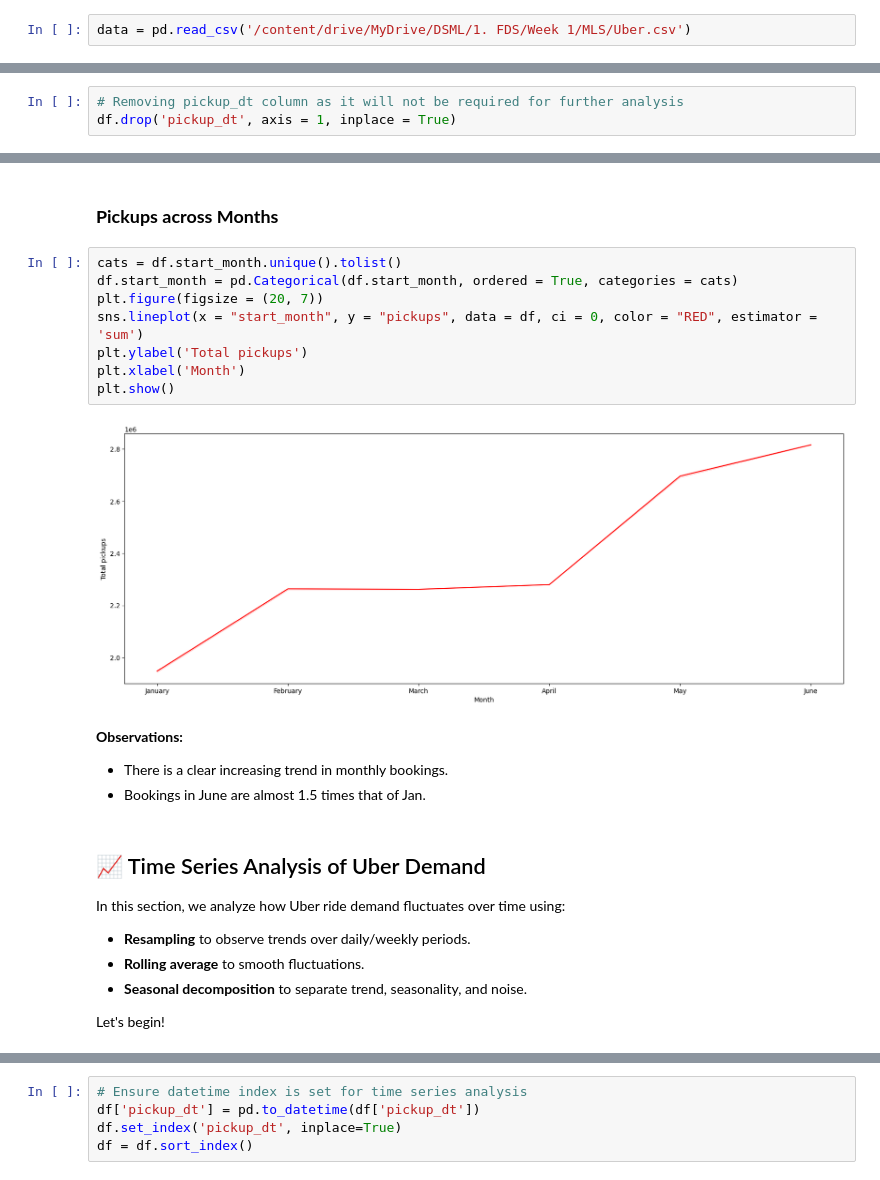
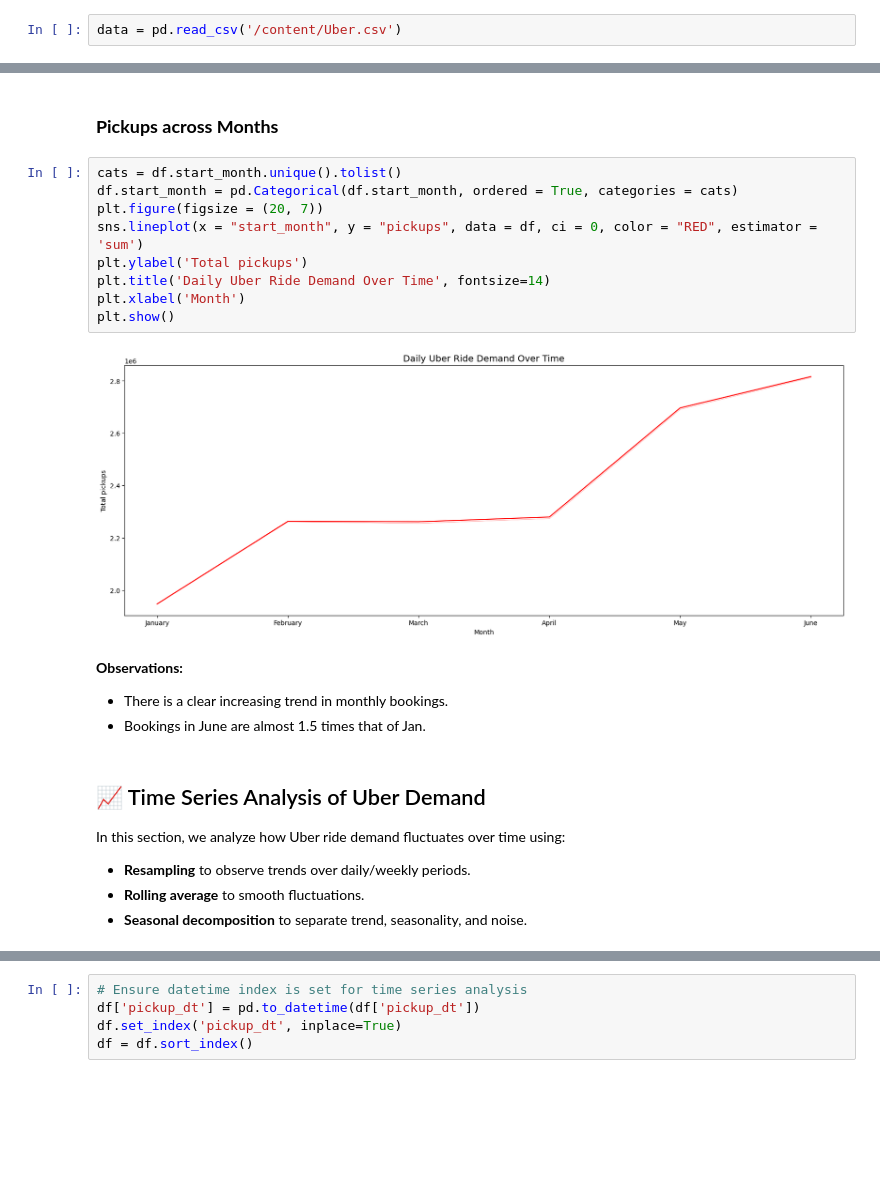
Before and after one commit to zuzann18/-Uber-Demand-Analysis, a Jupyter notebook: Uber_Case_Study.ipynb, the cells around one changed output, grey strips where cells are left out. Cells and saved outputs as stored; diff of their text form; blank space fills up the shorter version.

```diff
--- a/Uber_Case_Study.ipynb
+++ b/Uber_Case_Study.ipynb
@@ -75,7 +75,7 @@ Drive already mounted at /content/drive; to attempt to forcibly remount, call dr
 # %% [markdown]
 ### **Loading the dataset**
 # %%
-data = pd.read_csv('/content/drive/MyDrive/DSML/1. FDS/Week 1/MLS/Uber.csv')
+data = pd.read_csv('/content/Uber.csv')
 # %%
 # Copying data to another variable to avoid any changes to the original data
 df = data.copy()
@@ -229,9 +231,6 @@ df['start_hour'] = df.pickup_dt.dt.hour
 df['start_day'] = df.pickup_dt.dt.day
 
 df['week_day'] = df.pickup_dt.dt.day_name()
-# %%
-# Removing pickup_dt column as it will not be required for further analysis
-df.drop('pickup_dt', axis = 1, inplace = True)
 # %%
 df.info()
 # %% [output]
@@ -475,13 +478,14 @@ sns.heatmap(corr, annot = True, cmap = 'coolwarm',
 # %%
 cats = df.start_month.unique().tolist()
 df.start_month = pd.Categorical(df.start_month, ordered = True, categories = cats)
 plt.figure(figsize = (20, 7))
 sns.lineplot(x = "start_month", y = "pickups", data = df, ci = 0, color = "RED", estimator = 'sum')
 plt.ylabel('Total pickups')
+plt.title('Daily Uber Ride Demand Over Time', fontsize=14)
 plt.xlabel('Month')
 plt.show()
 # %% [output]
-[figure, old version]
+[figure, new version]
 # %% [markdown]
 **Observations:**
 * There is a clear increasing trend in monthly bookings.
@@ -492,5 +496,3 @@ In this section, we analyze how Uber ride demand fluctuates over time using:
 - **Resampling** to observe trends over daily/weekly periods.
 - **Rolling average** to smooth fluctuations.
 - **Seasonal decomposition** to separate trend, seasonality, and noise.
-
-Let's begin!
```
Also changed, not shown: parts of 20 cells of this notebook.
